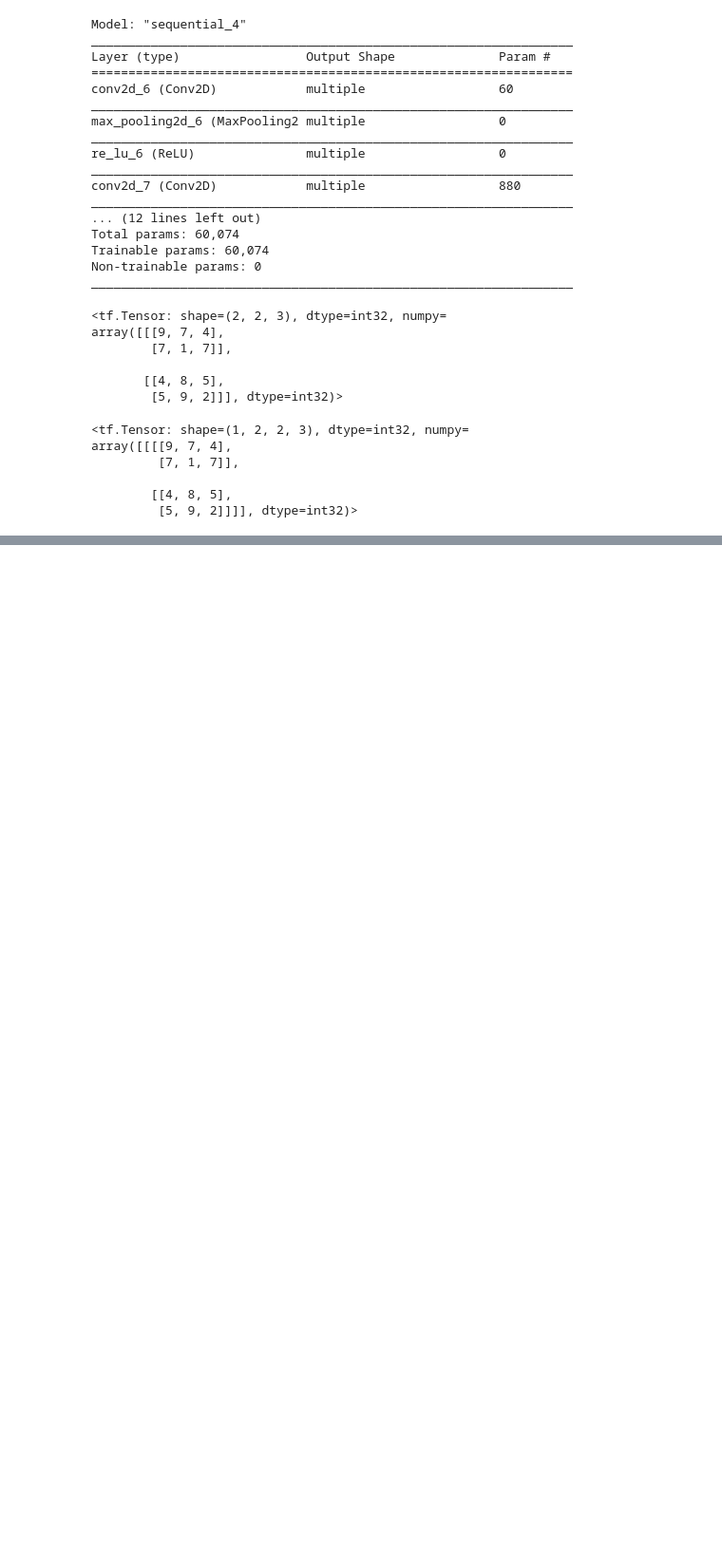
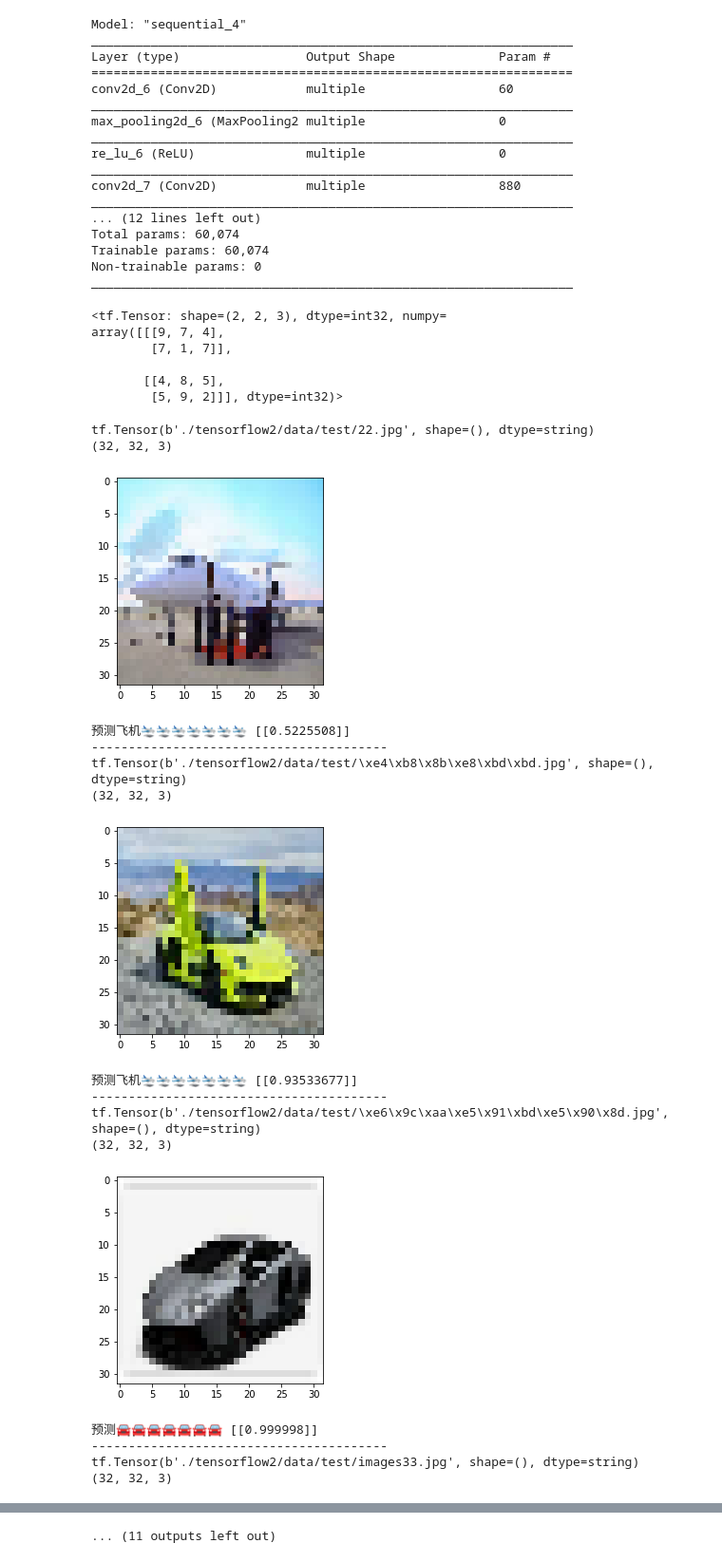
Before and after one commit to flitdu/consult, a Jupyter notebook: jupyter/未命名.ipynb, the cells around one changed output, grey strips where cells are left out. Shown at 95% size. Drawn from its saved outputs; the diff is of its cells as text; code cells hidden in the pictures; blank space fills up the shorter version.

```diff
--- a/jupyter/未命名.ipynb
+++ b/jupyter/未命名.ipynb
@@ -45,13 +45,55 @@ array([[[9, 7, 4],
 
        [[4, 8, 5],
         [5, 9, 2]]], dtype=int32)>
-# %%
-
-tf.expand_dims(x,0)
-# %% [output]
-<tf.Tensor: shape=(1, 2, 2, 3), dtype=int32, numpy=
-array([[[[9, 7, 4],
-         [7, 1, 7]],
-
-        [[4, 8, 5],
-         [5, 9, 2]]]], dtype=int32)>
+# %%
+# # 🛬:0,🚘：1
+import matplotlib.pyplot as plt
+model = tf.keras.models.load_model('./tensorflow2/data/tf_model_savedmodel')
+
+# a = tf.data.Dataset.list_files("./data/cifar2/test/*/*.jpg")  # 默认随机读取
+a = tf.data.Dataset.list_files("./tensorflow2/data/test/*.jpg")  # 默认随机读取
+
+j= 0
+for i in a:
+    if j==30:break
+    j += 1
+    print(i)
+    img = tf.io.read_file(i)
+    img= tf.image.decode_jpeg(img)
+
+    new_shape1 = 32
+    img1 = tf.image.resize(img,[new_shape1, new_shape1])/255.0
+    print(img1.shape)
+    plt.imshow(img1)
+    plt.show()
+    predict_prob = model.predict(tf.expand_dims(img1, 0))  # 扩充维度（batch 方向）
+    if predict_prob[0][0]>0.5:print('预测🚘🚘🚘🚘🚘🚘🚘', predict_prob)
+    else: print(f'预测飞机🛬🛬🛬🛬🛬🛬🛬', 1-predict_prob)
+    print('-'*40)
+
+
+# def load_image(img_path,size = (32,32)):
+#     label = tf.constant(1,tf.int8) if tf.strings.regex_full_match(img_path,".*automobile.*") \
+#             else tf.constant(0,tf.int8)
+#     img = tf.io.read_file(img_path)
+#     img = tf.image.decode_jpeg(img) #注意此处为jpeg格式
+#     img = tf.image.resize(img,size)/255.0
+#     return(img,label)
+# %% [output]
+tf.Tensor(b'./tensorflow2/data/test/22.jpg', shape=(), dtype=string)
+(32, 32, 3)
+[figure, added]
+预测飞机🛬🛬🛬🛬🛬🛬🛬 [[0.5225508]]
+----------------------------------------
+tf.Tensor(b'./tensorflow2/data/test/\xe4\xb8\x8b\xe8\xbd\xbd.jpg', shape=(), dtype=string)
+(32, 32, 3)
+[figure, added]
+预测飞机🛬🛬🛬🛬🛬🛬🛬 [[0.93533677]]
+----------------------------------------
+tf.Tensor(b'./tensorflow2/data/test/\xe6\x9c\xaa\xe5\x91\xbd\xe5\x90\x8d.jpg', shape=(), dtype=string)
+(32, 32, 3)
+[figure, added]
+预测🚘🚘🚘🚘🚘🚘🚘 [[0.999998]]
+----------------------------------------
+tf.Tensor(b'./tensorflow2/data/test/images33.jpg', shape=(), dtype=string)
+(32, 32, 3)
@@ -57,0 +111 @@ array([[[[9, 7, 4],
+... (11 outputs left out)
```
Also changed, not shown: parts of 1 cell of this notebook, 1 other file.
